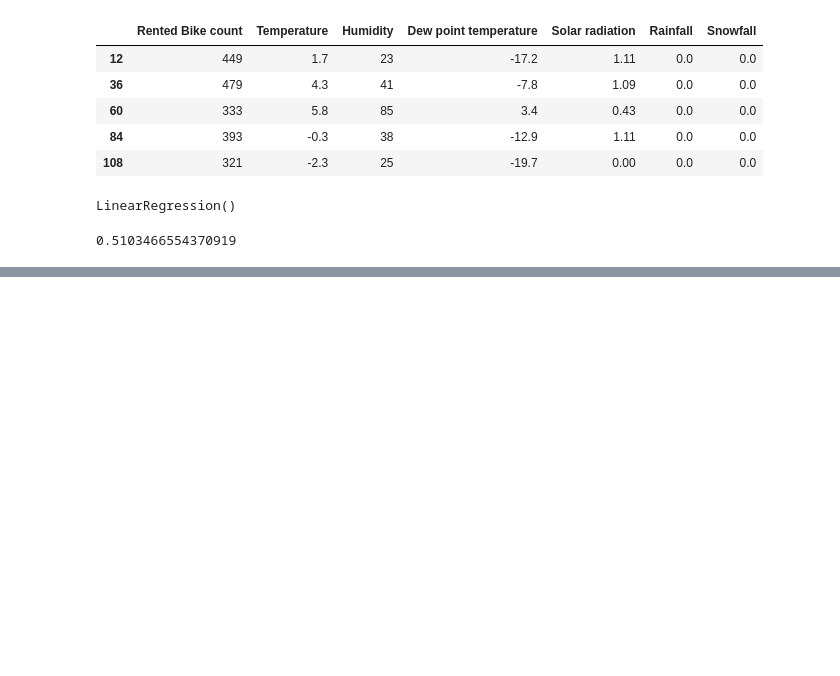
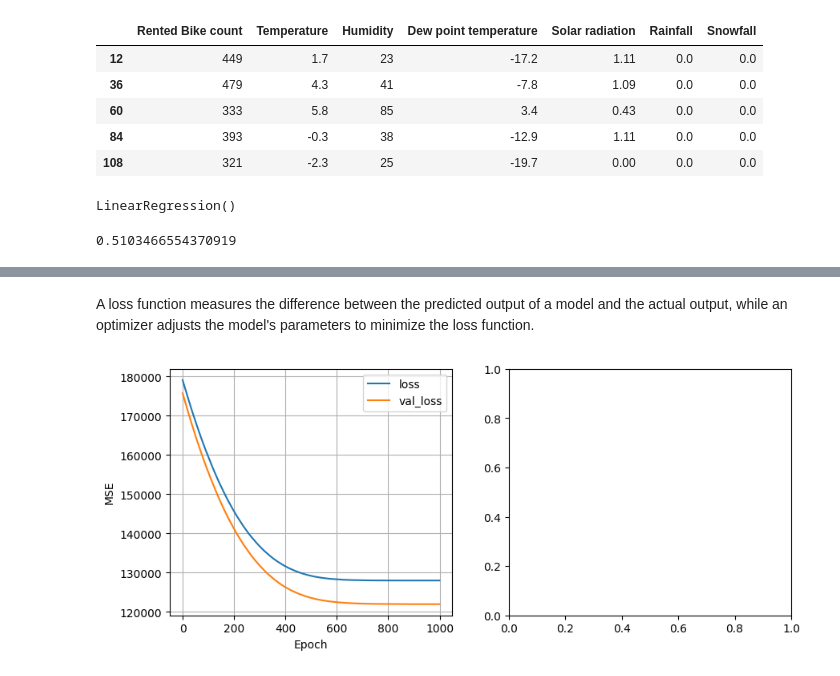
Before and after one commit to sumukhbhat12/Machine-Learning-Course-FreeCodeCamp, a Jupyter notebook: Seoul_Bike_Sharing_Demand_dataset_analysis.ipynb, the cells around one changed output, grey strips where cells are left out. Cells and saved outputs as stored; diff of their text form; code cells hidden in the pictures; blank space fills up the shorter version.

```diff
--- a/Seoul_Bike_Sharing_Demand_dataset_analysis.ipynb
+++ b/Seoul_Bike_Sharing_Demand_dataset_analysis.ipynb
@@ -250,0 +257,32 @@ all_reg.score(X_train,y_train)
+# %%
+temp_nn_model = tf.keras.Sequential([
+    temp_normalizer,
+    tf.keras.layers.Dense(1)  #Only 1 dense layer with 1 node and no activation function means it's linear
+])
+# %%
+def plot_history(history):
+  fig, (ax1, ax2) = plt.subplots(1, 2, figsize=(10,4))
+  ax1.plot(history.history['loss'], label='loss')
+  ax1.plot(history.history['val_loss'], label='val_loss')
+  ax1.set_xlabel('Epoch')
+  ax1.set_ylabel('MSE')
+  ax1.grid(True)
+  ax1.legend()
+
+  ax2.plot(history.history['mae'], label='mae')
+  ax2.plot(history.history['val_mae'], label='val_mae')
+  ax2.set_xlabel('Epoch')
+  ax2.set_ylabel('mae')
+  ax2.grid(True)
+
+  plt.show()
+# %% [markdown]
+ A loss function measures the difference between the predicted output of a model and the actual output, while an optimizer adjusts the model's parameters to minimize the loss function.
+# %%
+temp_nn_model.compile(optimizer=tf.keras.optimizers.Adam(learning_rate=0.1), loss='mean_squared_error')
+# %%
+history = temp_nn_model.fit(X_train_temp.reshape(-1), y_train_temp, verbose=0, epochs=1000, validation_data=(X_valid_temp, y_valid_temp))
+# %%
+plot_history(history)
+# %% [output]
+[figure, added]
```
Also changed, not shown: parts of 18 cells of this notebook.
